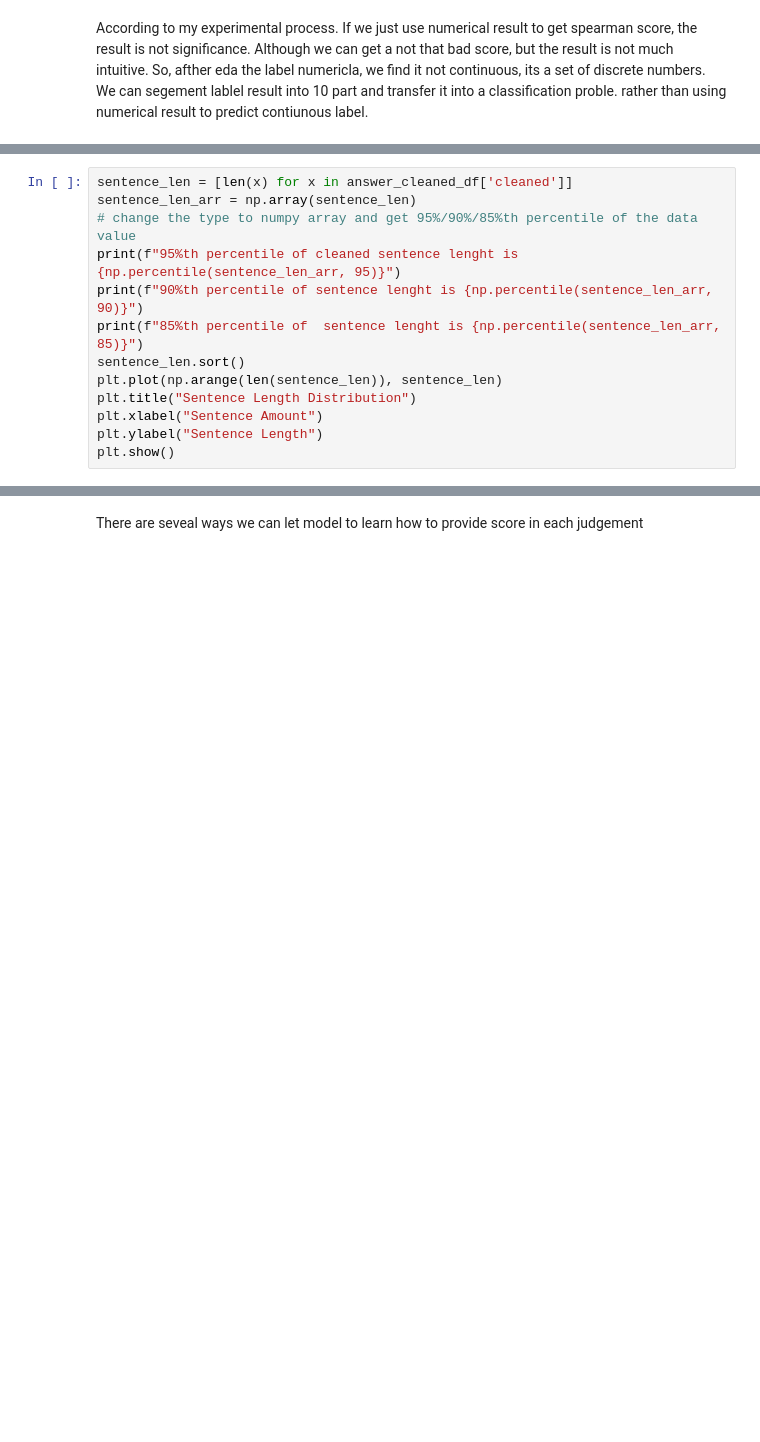
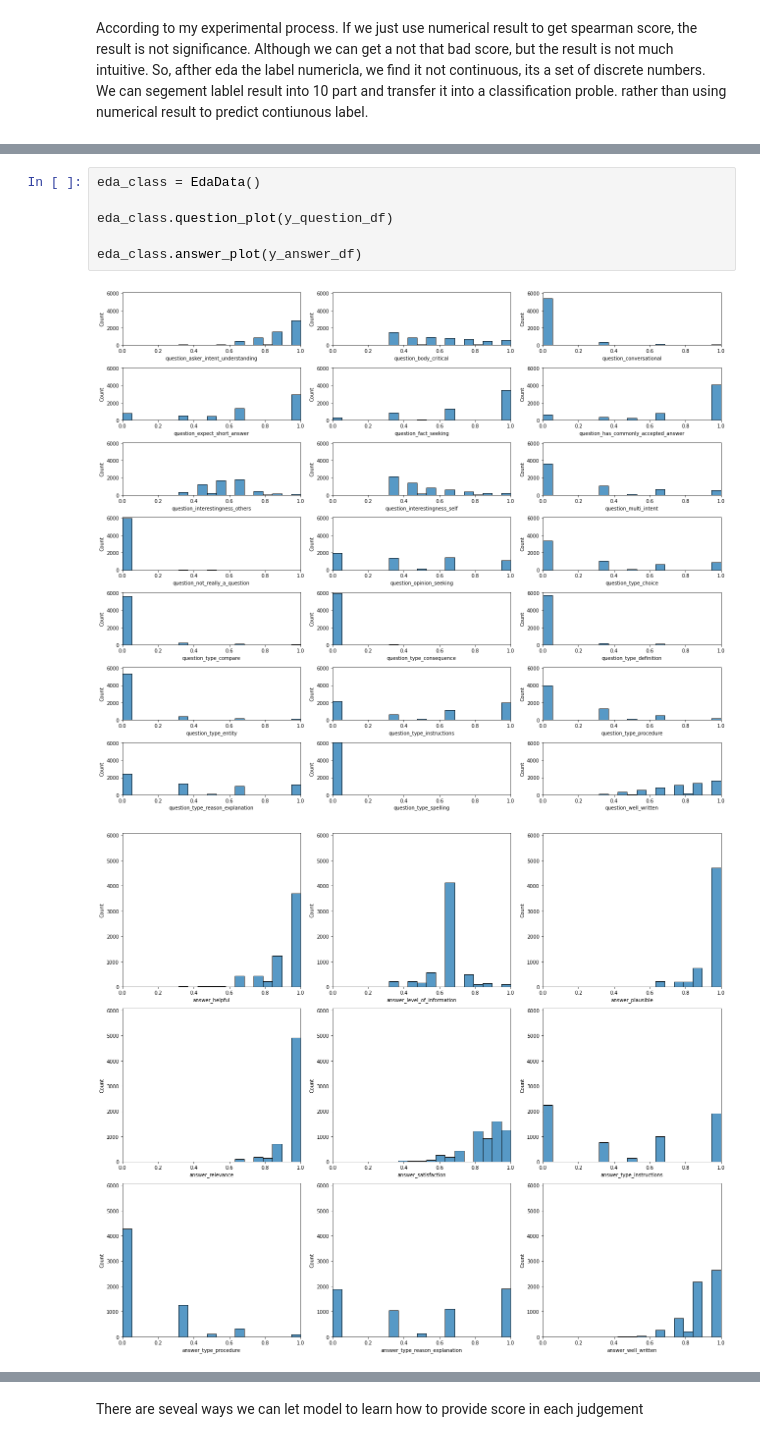
Before and after one commit to L3P3titPrince/40_Google_Q-A, a Jupyter notebook: 31_Google_Q-A_11202020.ipynb, the cells around one changed output, grey strips where cells are left out. Cells and saved outputs as stored; diff of their text form; blank space fills up the shorter version.

```diff
--- a/31_Google_Q-A_11202020.ipynb
+++ b/31_Google_Q-A_11202020.ipynb
@@ -677,13 +513,0 @@ Name: cleaned, Length: 6079, dtype: object
-# %%
-sentence_len = [len(x) for x in answer_cleaned_df['cleaned']]
-sentence_len_arr = np.array(sentence_len)
-# change the type to numpy array and get 95%/90%/85%th percentile of the data value
-print(f"95%th percentile of cleaned sentence lenght is {np.percentile(sentence_len_arr, 95)}")
-print(f"90%th percentile of sentence lenght is {np.percentile(sentence_len_arr, 90)}")
-print(f"85%th percentile of  sentence lenght is {np.percentile(sentence_len_arr, 85)}")
-sentence_len.sort()
-plt.plot(np.arange(len(sentence_len)), sentence_len)
-plt.title("Sentence Length Distribution")
-plt.xlabel("Sentence Amount")
-plt.ylabel("Sentence Length")
-plt.show()
@@ -843,0 +871,9 @@ TypeError: scatter() missing 1 required positional argument: 'y'
+# %%
+eda_class = EdaData()
+
+eda_class.question_plot(y_question_df)
+
+eda_class.answer_plot(y_answer_df)
+# %% [output]
+[figure, added]
+[figure, added]
```
Also changed, not shown: parts of 127 cells of this notebook, 20 other files.
